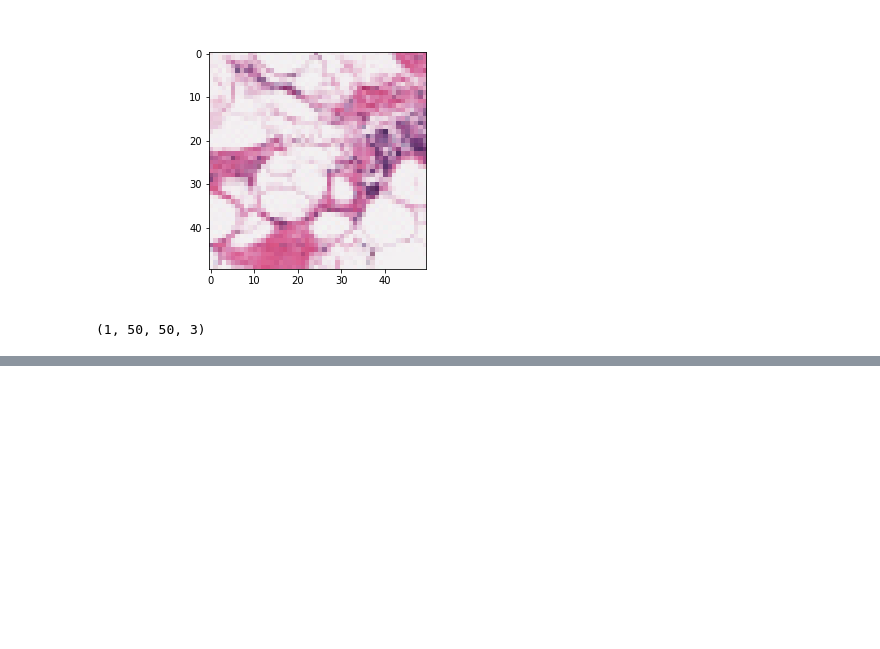
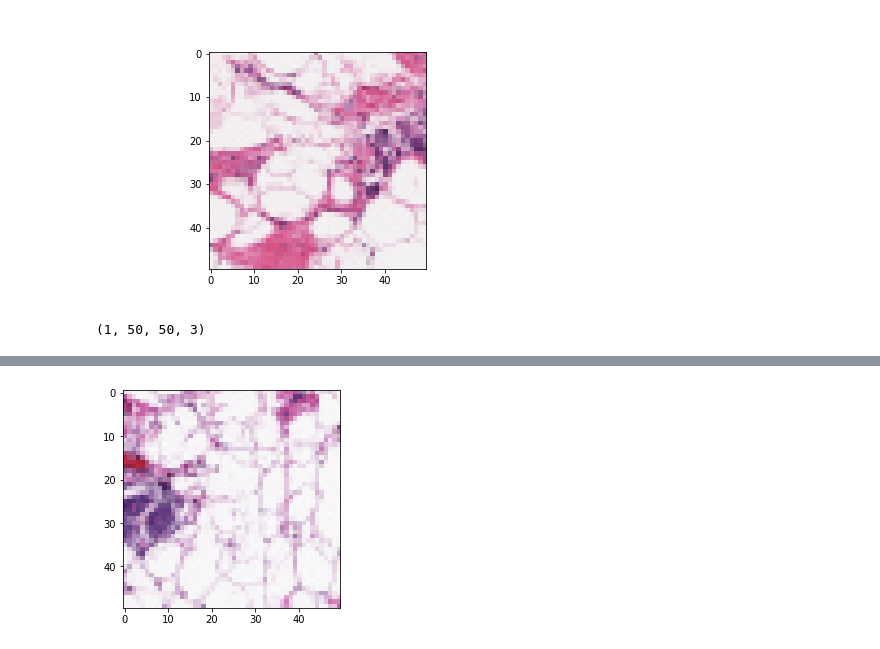
Before and after one commit to elizabeth-feldeverd/idc-backend, a Jupyter notebook: notebooks/NY_idc.ipynb, the cells around one changed output, grey strips where cells are left out. Saved outputs shown, nothing was run; the diff lists cells and outputs as text; code cells hidden in the pictures; blank space fills up the shorter version.

```diff
--- a/notebooks/NY_idc.ipynb
+++ b/notebooks/NY_idc.ipynb
@@ -397,0 +367,4 @@ save_and_display_gradcam(X[9], heatmap)
+# %%
+plt.imshow(X[9]);
+# %% [output]
+[figure, added]
```
Also changed, not shown: parts of 8 cells of this notebook.
